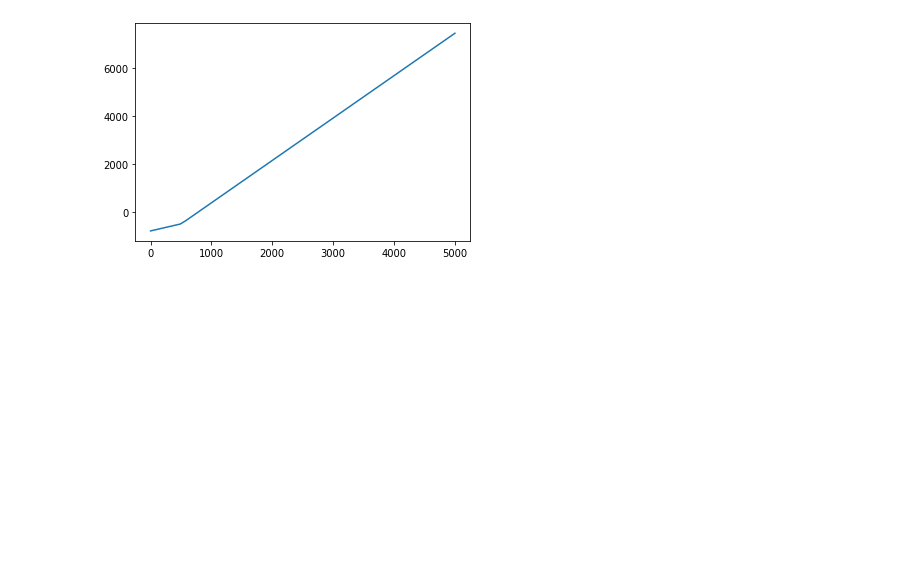
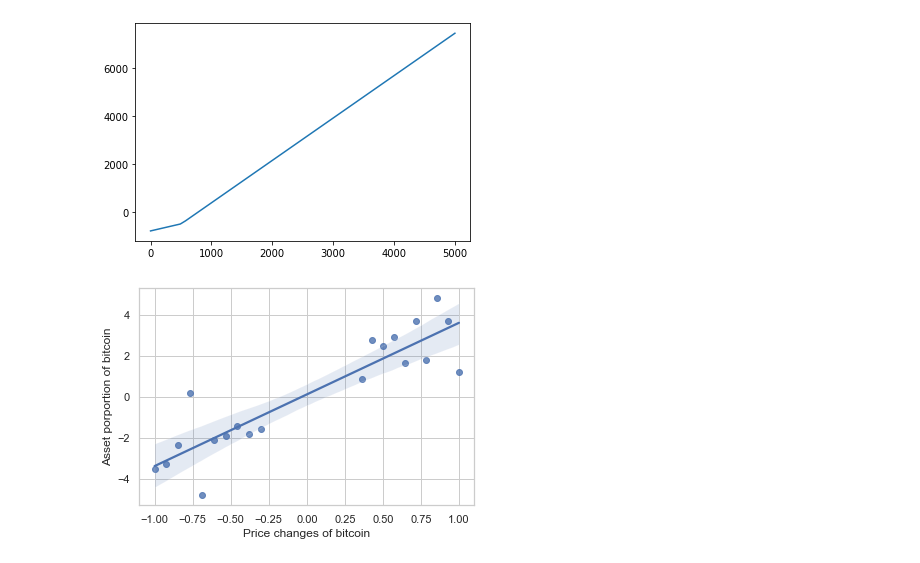
Before and after one commit to 1007210276/2022MCM, a Jupyter notebook: model/transmiss.ipynb, the cells around one changed output. Cells and saved outputs as stored; diff of their text form; code cells hidden in the pictures; blank space fills up the shorter version.

```diff
--- a/model/transmiss.ipynb
+++ b/model/transmiss.ipynb
@@ -37,3 +39,16 @@ plt.plot(rho_, y)
 # %% [output]
 [<matplotlib.lines.Line2D at 0x...>]
 [figure]
+# %%
+x = np.concatenate([np.linspace(-1, -0.3, 10), np.linspace(0.36, 1, 10)])
+y = np.power(x, 1) * 3 + random.randn(x.__len__(), ) * 1.5
+
+import seaborn as sns
+import pandas as pd
+
+sns.regplot(data=pd.DataFrame({'x': x, 'y':y}), x='x', y='y')
+plt.xlabel('Price changes of bitcoin')
+plt.ylabel('Asset porportion of bitcoin')
+plt.savefig('../img/bitcoin-price.png', dpi=1080, bbox_inches='tight')
+# %% [output]
+[figure, added]
```
Also changed, not shown: parts of 2 cells of this notebook, 8 other files.
